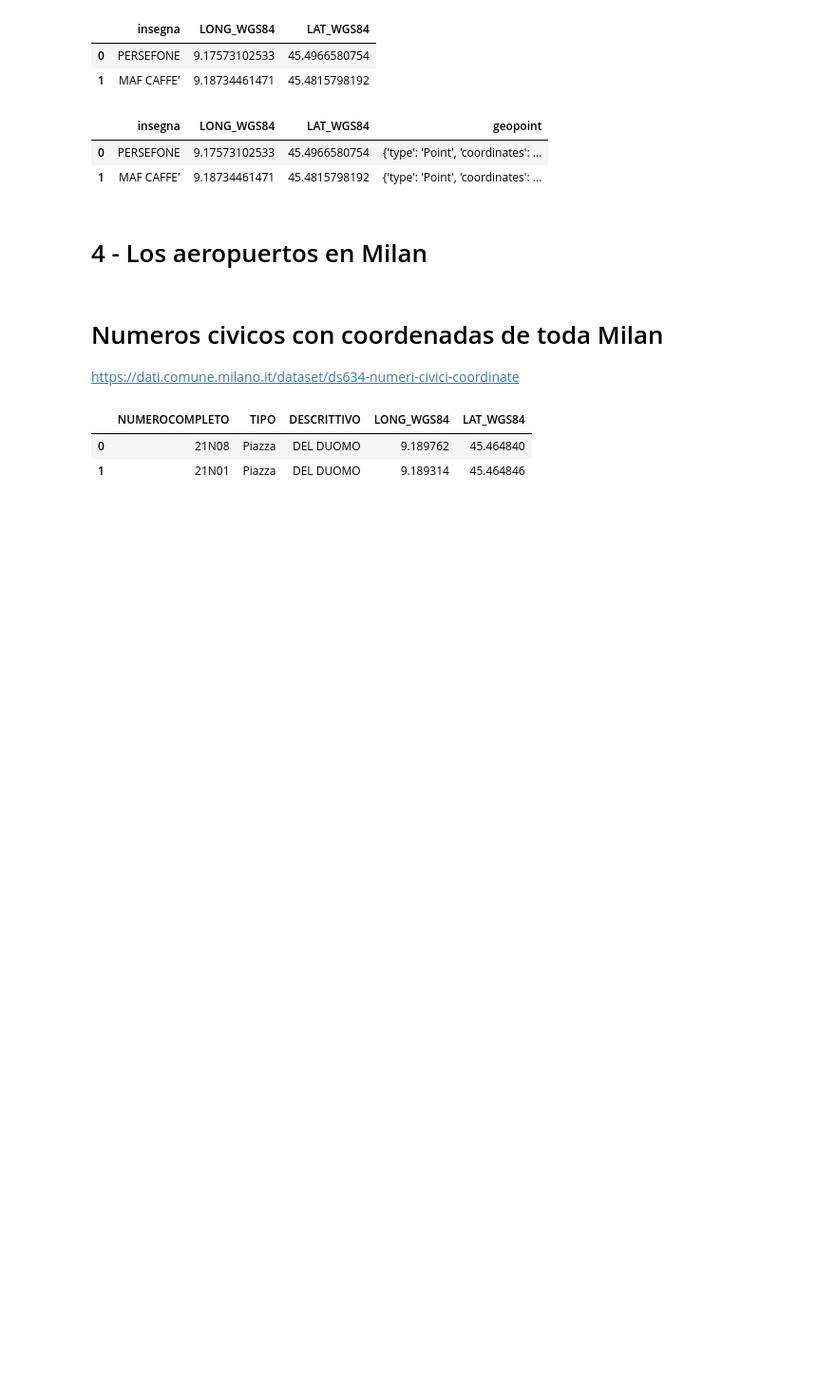
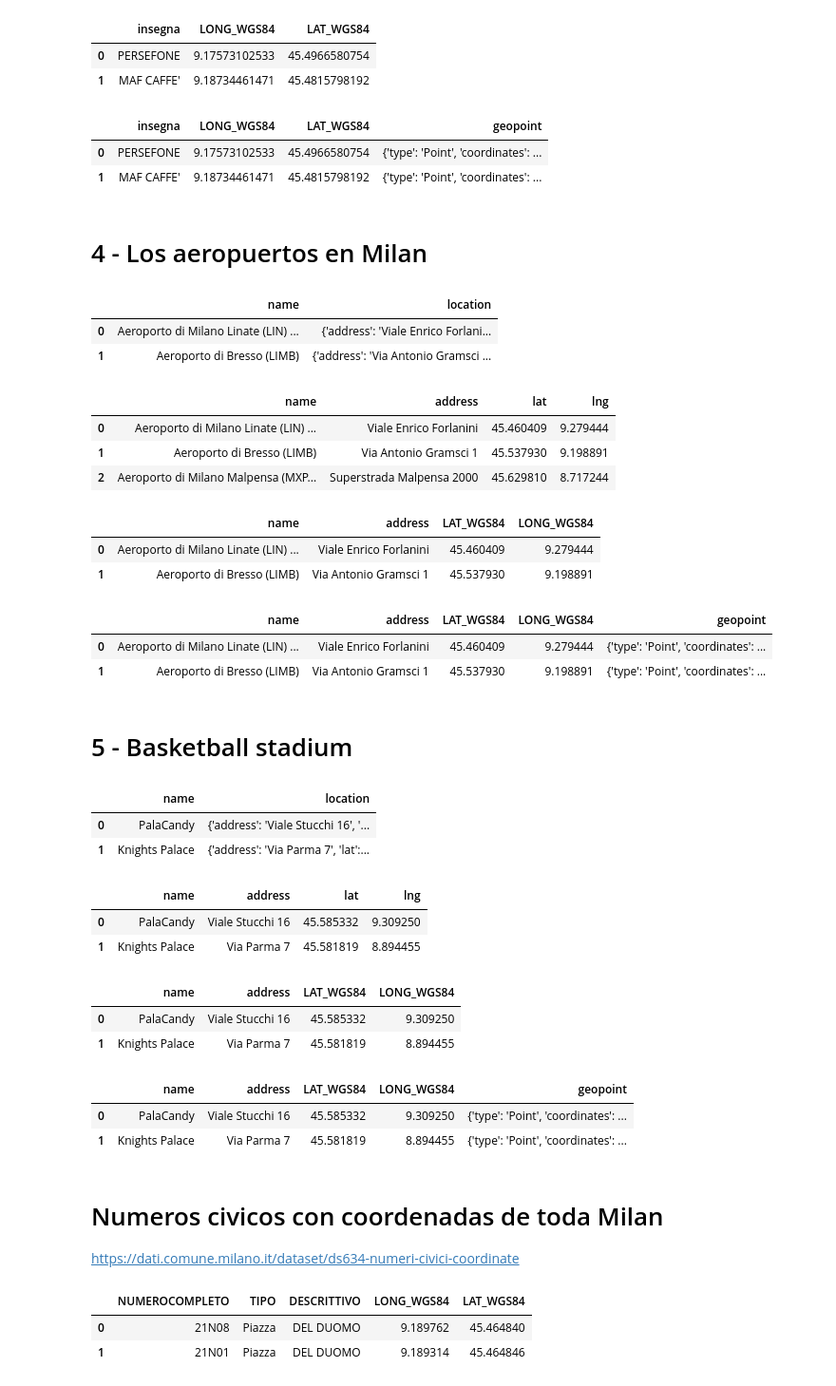
Before and after one commit to must4in3/3-geospartial-data-project, a Jupyter notebook: Analysis and Dataset.ipynb, the cells around one changed output. Shown at 95% size. Drawn from its saved outputs; the diff is of its cells as text; code cells hidden in the pictures; blank space fills up the shorter version.

Commit message:
Clean Datas complete

```diff
--- a/Analysis and Dataset.ipynb
+++ b/Analysis and Dataset.ipynb
@@ -376,0 +292,24 @@ getRequestFromFoursquare('4bf58dd8d48988d1ed931735', 'milan')
+# %%
+data = (getFromFoursquareCategory(airport_category, 60000, Milan_coordinate))
+# %%
+aeropuertos_coord = limpiaRespFoursquareCategory(data)
+# %%
+db_aeropuertos = pd.DataFrame(aeropuertos_coord)
+db_aeropuertos = db_aeropuertos[db_aeropuertos.name.str.contains(pat = 'Aeroporto')]
+# %%
+db_aeropuertos.head(2)
+# %% [output]
+|  | name | location |
+| 0 | Aeroporto di Milano Linate (LIN) ... | {'address': 'Viale Enrico Forlani... |
+| 1 | Aeroporto di Bresso (LIMB) | {'address': 'Via Antonio Gramsci ... |
+# %%
+geo_db_aeropuertos = pd.DataFrame(db_aeropuertos.location.apply(pd.Series))
+# %%
+# aeropuertos table limpia lista para la transformacíon en GeoPoint
+clean_db_aeropuertos = pd.concat([db_aeropuertos["name"], geo_db_aeropuertos[['address','lat','lng']]], axis=1)
+clean_db_aeropuertos.head(3)
+# %% [output]
+|  | name | address | lat | lng |
+| 0 | Aeroporto di Milano Linate (LIN) ... | Viale Enrico Forlanini | 45.460409 | 9.279444 |
+| 1 | Aeroporto di Bresso (LIMB) | Via Antonio Gramsci 1 | 45.537930 | 9.198891 |
+| 2 | Aeroporto di Milano Malpensa (MXP... | Superstrada Malpensa 2000 | 45.629810 | 8.717244 |
@@ -376,0 +318,16 @@ getRequestFromFoursquare('4bf58dd8d48988d1ed931735', 'milan')
+# %%
+clean_db_aeropuertos.head(2)
+# %% [output]
+|  | name | address | LAT_WGS84 | LONG_WGS84 |
+| 0 | Aeroporto di Milano Linate (LIN) ... | Viale Enrico Forlanini | 45.460409 | 9.279444 |
+| 1 | Aeroporto di Bresso (LIMB) | Via Antonio Gramsci 1 | 45.537930 | 9.198891 |
+# %%
+# para poder lanzar queries en MongoDB se necesita este formato
+# <field>: { type: "Point", coordinates: [ long, lat ] }
+# por eso llamo la funcion <transformToGeoPoint as tg> y creo una nueva columna en la tabla
+clean_db_aeropuertos["geopoint"] = clean_db_aeropuertos.apply(tg, axis=1)
+clean_db_aeropuertos.head(2)
+# %% [output]
+|  | name | address | LAT_WGS84 | LONG_WGS84 | geopoint |
+| 0 | Aeroporto di Milano Linate (LIN) ... | Viale Enrico Forlanini | 45.460409 | 9.279444 | {'type': 'Point', 'coordinates': ... |
+| 1 | Aeroporto di Bresso (LIMB) | Via Antonio Gramsci 1 | 45.537930 | 9.198891 | {'type': 'Point', 'coordinates': ... |
@@ -376,0 +338,2 @@ getRequestFromFoursquare('4bf58dd8d48988d1ed931735', 'milan')
+# %% [markdown]
+# 5 - Basketball stadium
@@ -376,0 +347,7 @@ getRequestFromFoursquare('4bf58dd8d48988d1ed931735', 'milan')
+# %%
+db_basketballs = pd.DataFrame(basketball_coord)
+db_basketballs.head(2)
+# %% [output]
+|  | name | location |
+| 0 | PalaCandy | {'address': 'Viale Stucchi 16', '... |
+| 1 | Knights Palace | {'address': 'Via Parma 7', 'lat':... |
@@ -376,0 +356,8 @@ getRequestFromFoursquare('4bf58dd8d48988d1ed931735', 'milan')
+# %%
+# basketballs table limpia lista para la transformacíon en GeoPoint
+clean_db_basketballs = pd.concat([db_basketballs["name"], geo_db_basketball[['address','lat','lng']]], axis=1)
+clean_db_basketballs.head(2)
+# %% [output]
+|  | name | address | lat | lng |
+| 0 | PalaCandy | Viale Stucchi 16 | 45.585332 | 9.309250 |
+| 1 | Knights Palace | Via Parma 7 | 45.581819 | 8.894455 |
@@ -376,0 +366,16 @@ getRequestFromFoursquare('4bf58dd8d48988d1ed931735', 'milan')
+# %%
+clean_db_basketballs.head(2)
+# %% [output]
+|  | name | address | LAT_WGS84 | LONG_WGS84 |
+| 0 | PalaCandy | Viale Stucchi 16 | 45.585332 | 9.309250 |
+| 1 | Knights Palace | Via Parma 7 | 45.581819 | 8.894455 |
+# %%
+# para poder lanzar queries en MongoDB se necesita este formato
+# <field>: { type: "Point", coordinates: [ long, lat ] }
+# por eso llamo la funcion <transformToGeoPoint as tg> y creo una nueva columna en la tabla
+clean_db_basketballs["geopoint"] = clean_db_basketballs.apply(tg, axis=1)
+clean_db_basketballs.head(2)
+# %% [output]
+|  | name | address | LAT_WGS84 | LONG_WGS84 | geopoint |
+| 0 | PalaCandy | Viale Stucchi 16 | 45.585332 | 9.309250 | {'type': 'Point', 'coordinates': ... |
+| 1 | Knights Palace | Via Parma 7 | 45.581819 | 8.894455 | {'type': 'Point', 'coordinates': ... |
```
Also changed, not shown: parts of 39 cells of this notebook, 7 other files.
